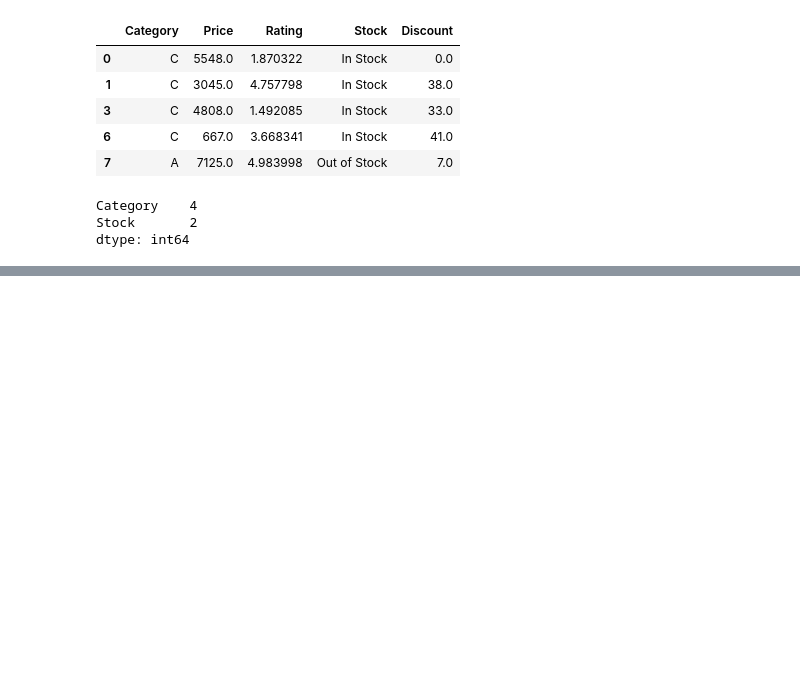
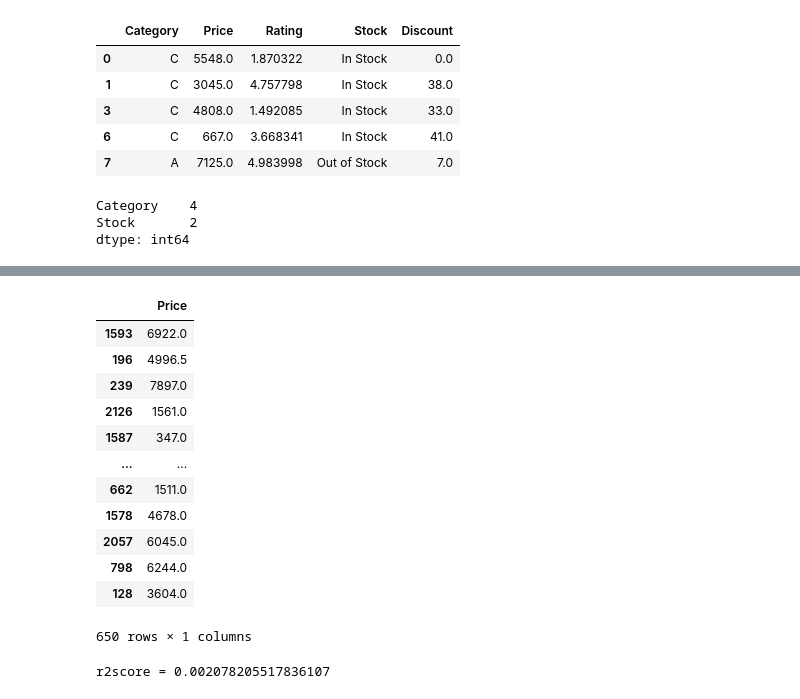
Before and after one commit to Jishnu-12/Data-analytics, a Jupyter notebook: Machine-Learning/ML-Linear-Regression3.ipynb, the cells around one changed output, grey strips where cells are left out. Saved outputs shown, nothing was run; the diff lists cells and outputs as text; code cells hidden in the pictures; blank space fills up the shorter version.

```diff
--- a/Machine-Learning/ML-Linear-Regression3.ipynb
+++ b/Machine-Learning/ML-Linear-Regression3.ipynb
@@ -170,0 +203,22 @@ x_train,x_test,y_train,y_test = train_test_split(x,y,test_size = 0.25,random_sta
+# %%
+y_test
+# %% [output]
+|  | Price |
+| 1593 | 6922.0 |
+| 196 | 4996.5 |
+| 239 | 7897.0 |
+| 2126 | 1561.0 |
+| 1587 | 347.0 |
+| ... | ... |
+| 662 | 1511.0 |
+| 1578 | 4678.0 |
+| 2057 | 6045.0 |
+| 798 | 6244.0 |
+| 128 | 3604.0 |
+650 rows × 1 columns
+# %%
+from sklearn.metrics import r2_score
+
+print(f"r2score = {r2_score(y_test,y_predict)}")
+# %% [output]
+r2score = 0.002078205517836107
```
Also changed, not shown: parts of 8 cells of this notebook.
